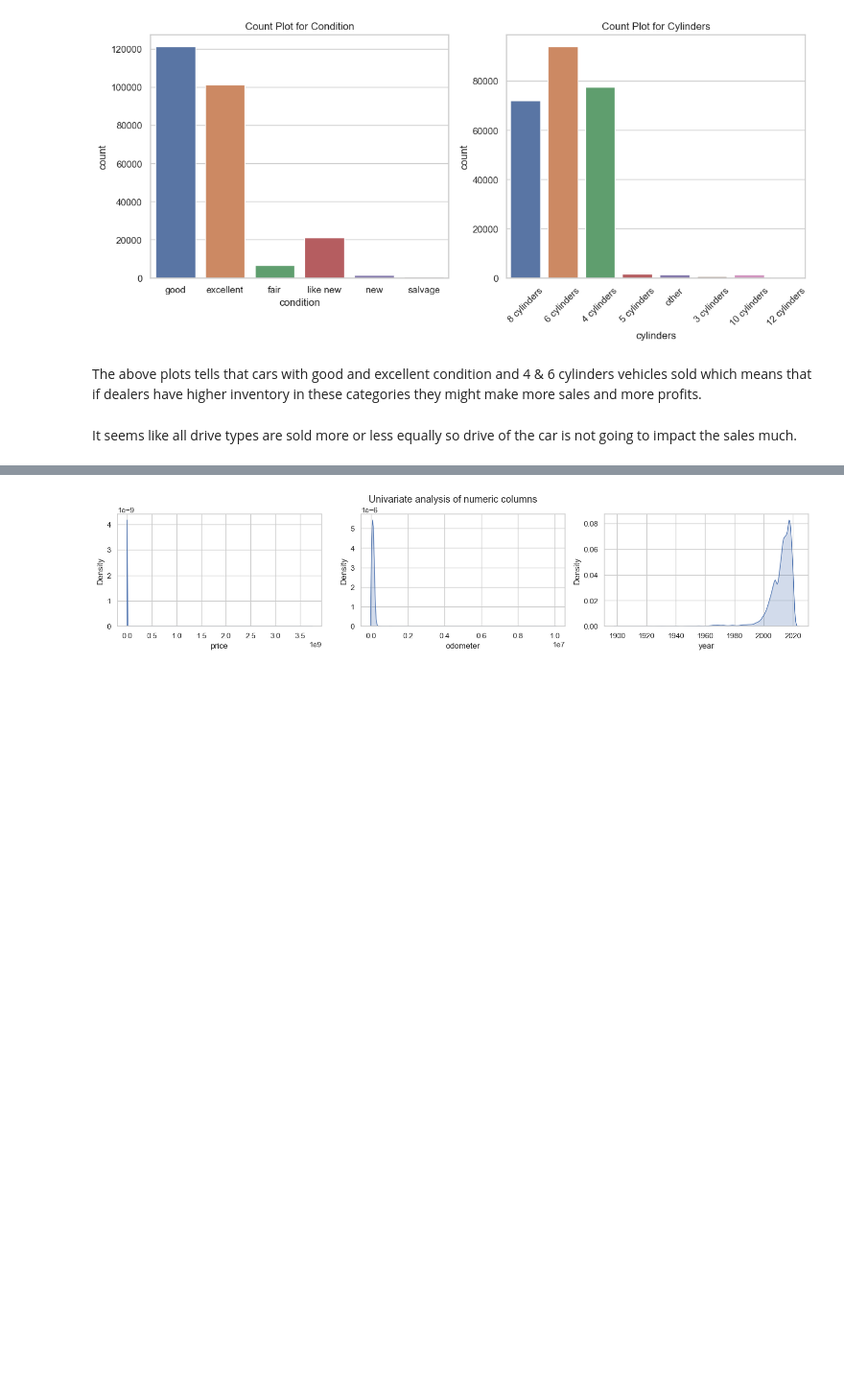
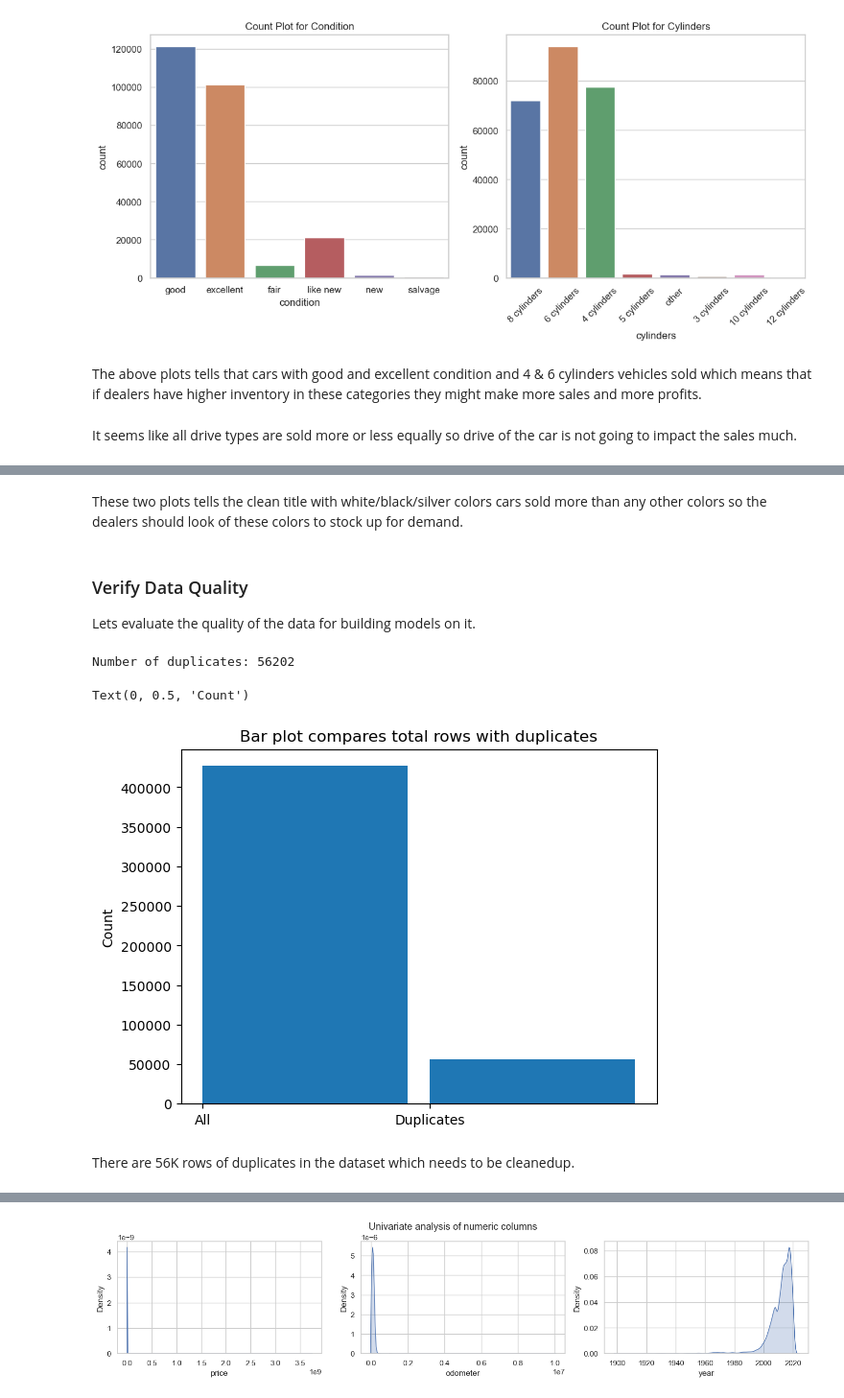
Before and after one commit to trguduru/car_price_prediction, a Jupyter notebook: prompt_II.ipynb, the cells around one changed output, grey strips where cells are left out. Shown at 96% size. Saved outputs shown, nothing was run; the diff lists cells and outputs as text; code cells hidden in the pictures; blank space fills up the shorter version.

```diff
--- a/prompt_II.ipynb
+++ b/prompt_II.ipynb
@@ -190,0 +178,5 @@ Number of rows remaining after removing duplicates 370678
+# %% [markdown]
+These two plots tells the clean title with white/black/silver colors cars sold more than any other colors so the dealers should look of these colors to stock up for demand.
+# %% [markdown]
+### Verify Data Quality
+Lets evaluate the quality of the data for building models on it.
@@ -191,3 +186,18 @@ Number of rows remaining after removing duplicates 370678
+# %%
+print("Number of duplicates:", len(cars[cars.duplicated()]))
+# %% [output]
+Number of duplicates: 56202
+# %%
+labels = ['All', 'Duplicates']
+counts = [len(cars),len(cars[cars.duplicated()])]
+plt.bar(labels,counts,width=0.9,align='edge')
+plt.title("Bar plot compares total rows with duplicates")
+plt.ylabel("Count")
+# %% [output]
+Text(0, 0.5, 'Count')
+[figure, added]
+# %% [markdown]
+There are 56K rows of duplicates in the dataset which needs to be cleanedup.
 # %%
 cars.isnull().sum()
 # %% [output]
```
Also changed, not shown: parts of 95 cells of this notebook, 1 other file.
